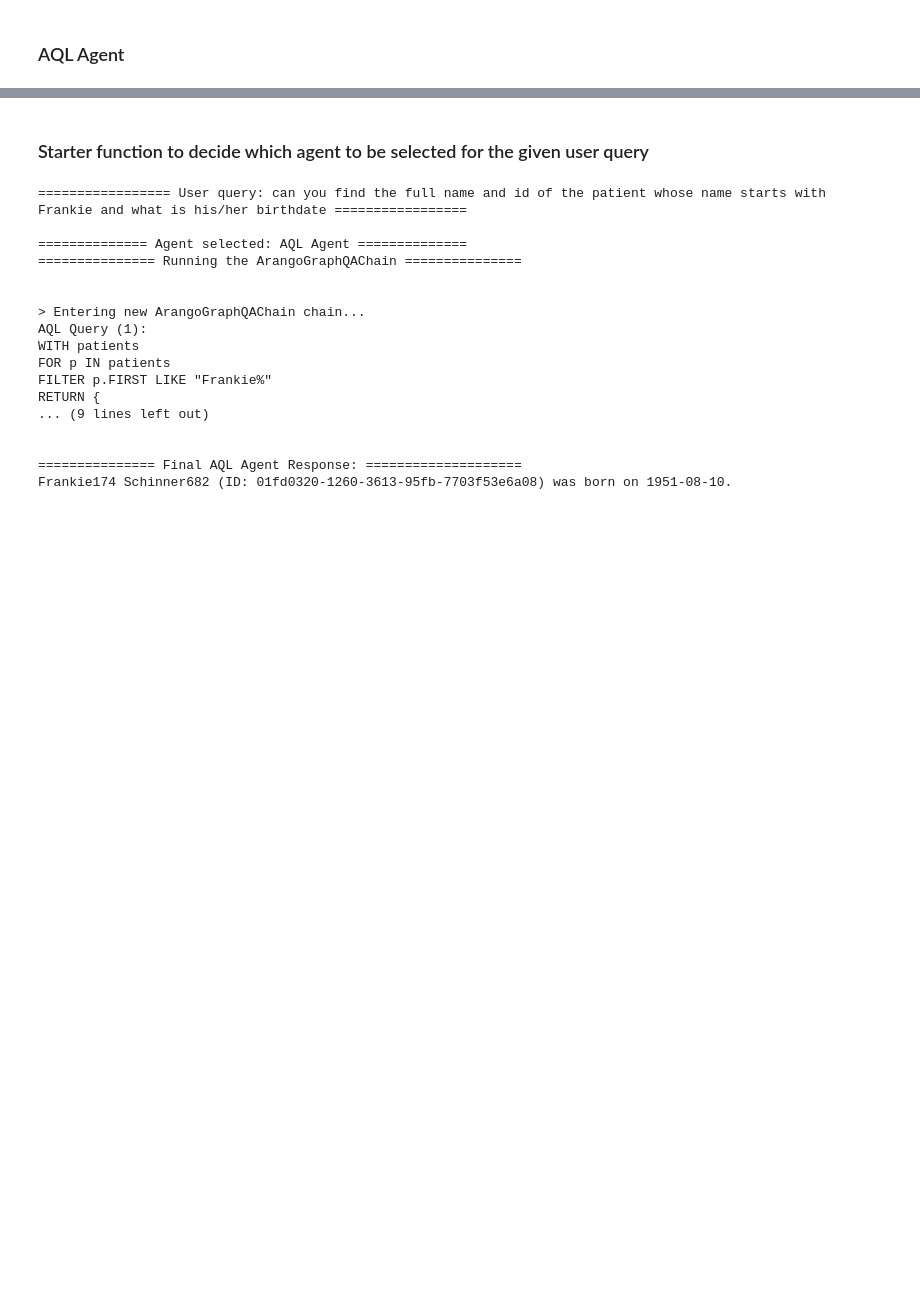
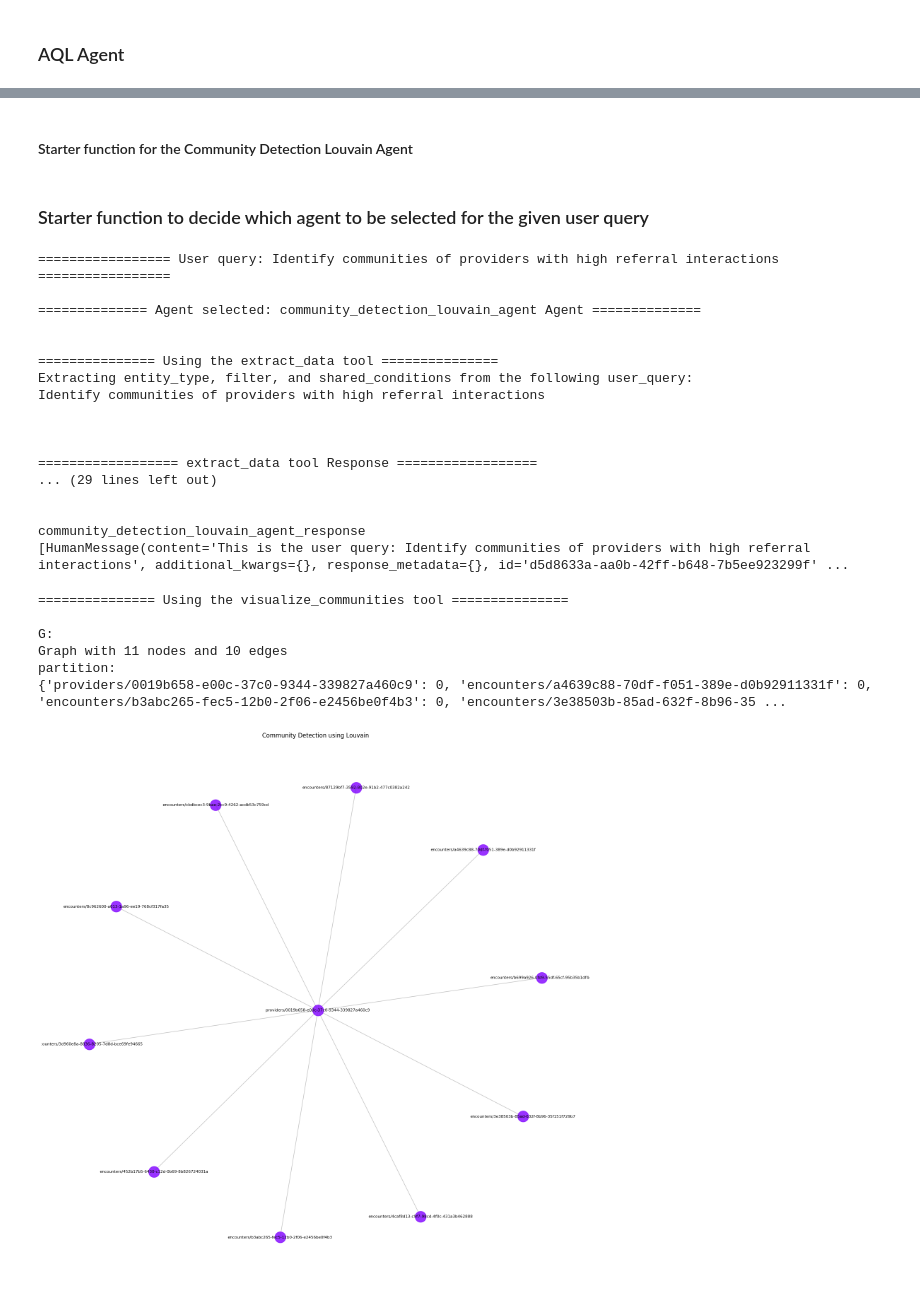
Before and after one commit to GurneeshBudhiraja/ArangoDB-Hackathon, a Jupyter notebook: main.ipynb, the cells around one changed output, grey strips where cells are left out. Saved outputs shown, nothing was run; the diff lists cells and outputs as text; code cells hidden in the pictures; blank space fills up the shorter version.

```diff
--- a/main.ipynb
+++ b/main.ipynb
@@ -287,0 +473,2 @@ def aql_agent(user_query:str):
+# %% [markdown]
+#### Starter function for the Community Detection Louvain Agent
@@ -326,6 +549,11 @@ def main(user_query:str):
     return "Something went wrong. Please try again later."
 # %%
 # name of the pateint whose patient id is 3408dsfl
+# Group patients who have similar medical conditions
+
+# ======== community_detection_louvain_agent query
+# Identify communities of providers with high referral interactions
+
 user_query = ""
 
 while not user_query:
@@ -338,36 +566,55 @@ agent_type = response["agent_type"]
 
 # Matches the agent type
 match agent_type:
+
   case "aql":
     print("============== Agent selected: AQL Agent ==============")
     aql_agent_response = aql_agent(user_query=user_query)
     print("\n\n=============== Final AQL Agent Response: ====================")
     print(aql_agent_response["result"])
+
   case "hybrid":
     print("============== Agent selected: Hybrid Agent ==============")
+
   case "community_detection_louvain_agent":
     print("============== Agent selected: community_detection_louvain_agent Agent ==============")
+    community_detection_louvain_agent_response = louvain_agent(user_query=user_query)
+    print("\n\ncommunity_detection_louvain_agent_response")
+    print(community_detection_louvain_agent_response["messages"])
+
   case "degree_centrality_agent":
     print("============== Agent selected: degree_centrality_agent Agent ==============")
+
   case "shortest_path_agent":
     print("============== Agent selected: shortest_path_agent Agent ==============")
+
   case _:
     print(response["not_relevant_message"])
 # %% [output]
-================= User query: can you find the full name and id of the patient whose name starts with Frankie and what is his/her birthdate =================
+================= User query: Identify communities of providers with high referral interactions =================
 
-============== Agent selected: AQL Agent ==============
-=============== Running the ArangoGraphQAChain ===============
+============== Agent selected: community_detection_louvain_agent Agent ==============
 
 
-> Entering new ArangoGraphQAChain chain...
-AQL Query (1):
-WITH patients
-FOR p IN patients
-FILTER p.FIRST LIKE "Frankie%"
-RETURN {
-... (9 lines left out)
+=============== Using the extract_data tool ===============
+Extracting entity_type, filter, and shared_conditions from the following user_query:
+Identify communities of providers with high referral interactions
 
 
-=============== Final AQL Agent Response: ====================
-Frankie174 Schinner682 (ID: 01fd0320-1260-3613-95fb-7703f53e6a08) was born on 1951-08-10.
+
+================== extract_data tool Response ==================
+... (29 lines left out)
+
+
+community_detection_louvain_agent_response
+[HumanMessage(content='This is the user query: Identify communities of providers with high referral interactions', additional_kwargs={}, response_metadata={}, id='d5d8633a-aa0b-42ff-b648-7b5ee923299f' ...
+# %%
+visualize_communities(GG, glb_lst)
+# %% [output]
+=============== Using the visualize_communities tool ===============
+
+G:
+Graph with 11 nodes and 10 edges
+partition:
+{'providers/0019b658-e00c-37c0-9344-339827a460c9': 0, 'encounters/a4639c88-70df-f051-389e-d0b92911331f': 0, 'encounters/b3abc265-fec5-12b0-2f06-e2456be0f4b3': 0, 'encounters/3e38503b-85ad-632f-8b96-35 ...
+[figure, added]
```
Also changed, not shown: parts of 13 cells of this notebook, 1 other file.
